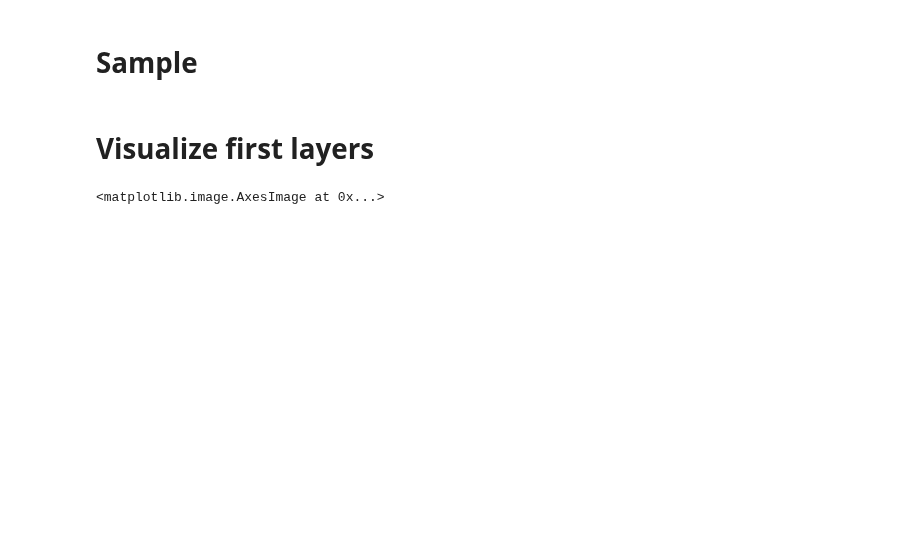
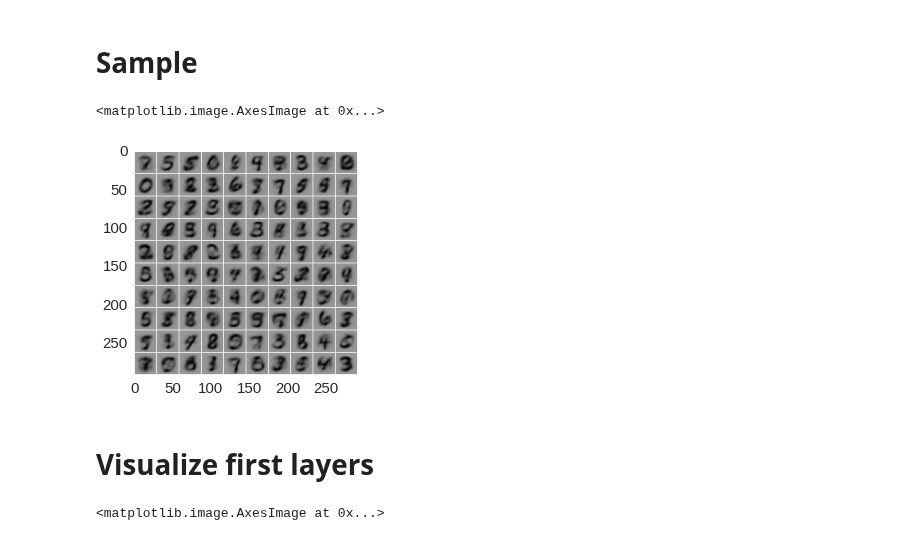
Before and after one commit to EderSantana/seya, a Jupyter notebook: examples/Convolutional Variational AE.ipynb, the cells around one changed output. Saved outputs shown, nothing was run; the diff lists cells and outputs as text; code cells hidden in the pictures; blank space fills up the shorter version.

```diff
--- a/examples/Convolutional Variational AE.ipynb
+++ b/examples/Convolutional Variational AE.ipynb
@@ -94,10 +88,10 @@ dec = Sequential()
 dec.add(Dense(np.prod(pool_shape[1:]), input_dim=code_size))
 dec.add(Reshape((nb_filters, img_rows/2, img_cols/2)))
 dec.add(Activation('relu'))
-dec.add(Convolution2D(nb_filters, nb_conv, nb_conv,
+dec.add(Convolution2D(nb_filters, 3, 3,
                         border_mode='same'))
 dec.add(Activation('relu'))
-dec.add(Convolution2D(784, nb_conv, nb_conv,
+dec.add(Convolution2D(784, 3, 3,
                         border_mode='same'))
 dec.add(GlobalPooling2D())
 
@@ -121,14 +133,16 @@ except:
 # Sample
 # %%
 X = K.placeholder(ndim=2)
-Y = apply_model(dec, X)
+Y = dec(X)
 F = function([X], Y, allow_input_downcast=True)
 # %%
 x = np.random.laplace(0, 1, size=(100, code_size))
-x = np_threshold(x)
 y = F(x)
 I = grid2d(y.reshape((100, -1)))
 plt.imshow(I)
+# %% [output]
+<matplotlib.image.AxesImage at 0x...>
+[figure, added]
 # %% [markdown]
 # Visualize first layers
 # %%
```
Also changed, not shown: parts of 14 cells of this notebook, 2 other files.
